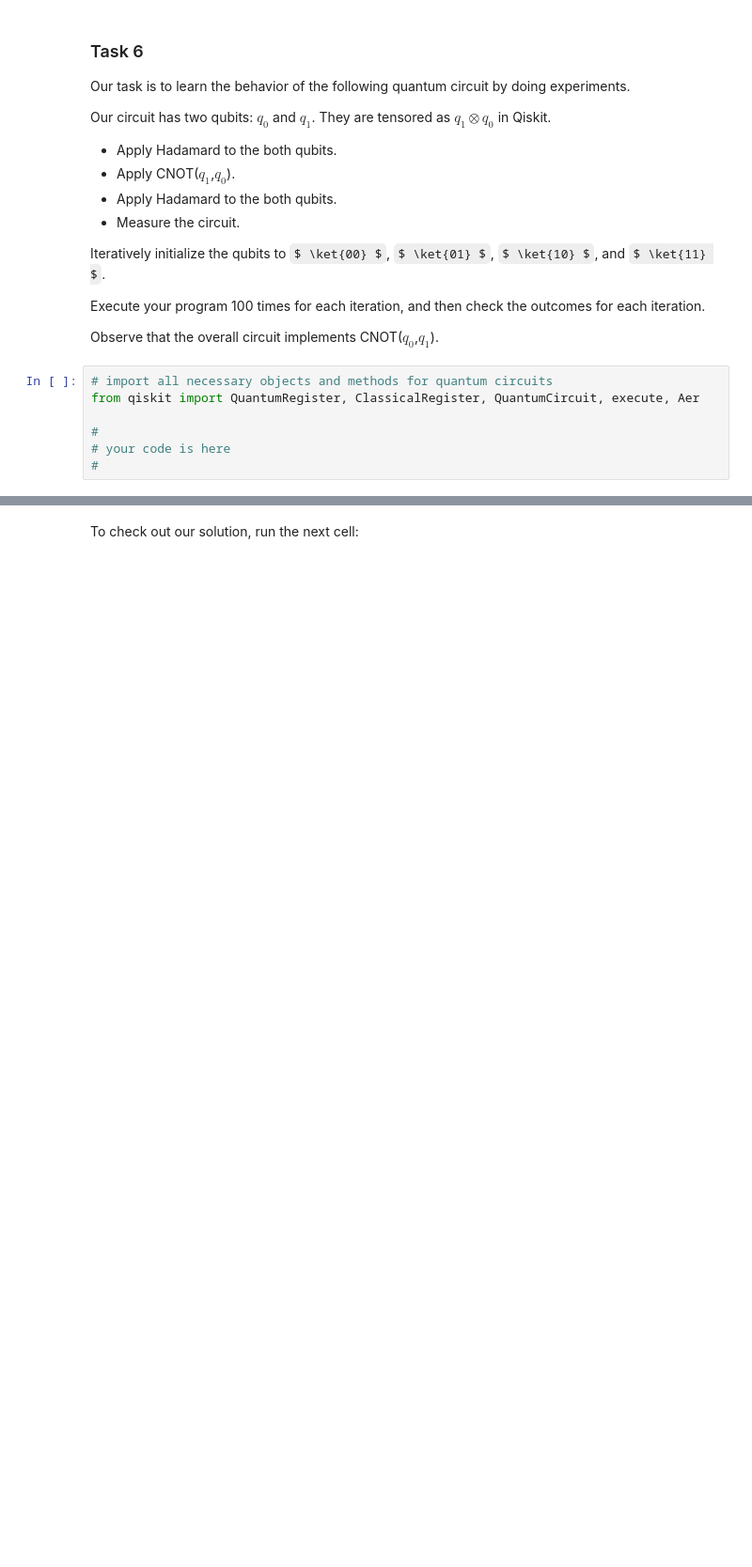
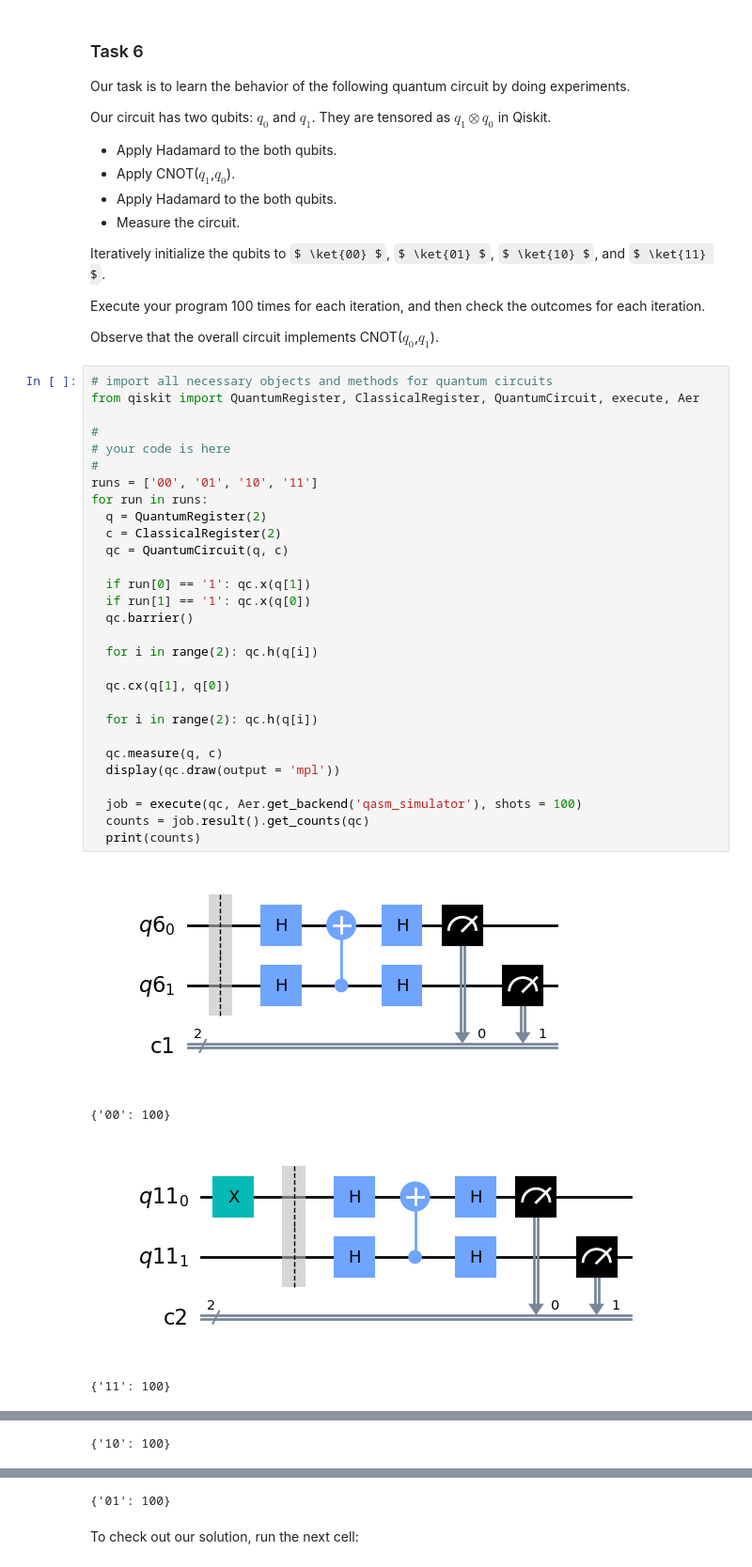
Before and after one commit to james-lucius/qureca_ADEQUATE, a Jupyter notebook: M2_2A111_Two_Qubits_Exercise.ipynb, the cells around one changed output, grey strips where cells are left out. Shown at 94% size. Cells and saved outputs as stored; diff of their text form; some formulas as TeX source; blank space fills up the shorter version.

```diff
--- a/M2_2A111_Two_Qubits_Exercise.ipynb
+++ b/M2_2A111_Two_Qubits_Exercise.ipynb
@@ -203,10 +239,37 @@ Iteratively initialize  the qubits to $ \ket{00} $, $ \ket{01} $, $ \ket{10} $,
 Execute your program 100 times for each iteration, and then check the outcomes for each iteration.
 
 Observe that the overall circuit implements CNOT($q_0$,$q_1$).
-# %%
-# import all necessary objects and methods for quantum circuits
-from qiskit import QuantumRegister, ClassicalRegister, QuantumCircuit, execute, Aer
-
-#
-# your code is here
-#
+# %%
+# import all necessary objects and methods for quantum circuits
+from qiskit import QuantumRegister, ClassicalRegister, QuantumCircuit, execute, Aer
+
+#
+# your code is here
+#
+runs = ['00', '01', '10', '11']
+for run in runs:
+  q = QuantumRegister(2)
+  c = ClassicalRegister(2)
+  qc = QuantumCircuit(q, c)
+
+  if run[0] == '1': qc.x(q[1])
+  if run[1] == '1': qc.x(q[0])
+  qc.barrier()
+
+  for i in range(2): qc.h(q[i])
+
+  qc.cx(q[1], q[0])
+
+  for i in range(2): qc.h(q[i])
+
+  qc.measure(q, c)
+  display(qc.draw(output = 'mpl'))
+
+  job = execute(qc, Aer.get_backend('qasm_simulator'), shots = 100)
+  counts = job.result().get_counts(qc)
+  print(counts)
+# %% [output]
+[figure, added]
+{'00': 100}
+[figure, added]
+{'11': 100}
@@ -212,0 +277 @@ from qiskit import QuantumRegister, ClassicalRegister, QuantumCircuit, execute,
+{'10': 100}
@@ -213,3 +279,4 @@ from qiskit import QuantumRegister, ClassicalRegister, QuantumCircuit, execute,
+{'01': 100}
 # %% [markdown]
 To check out our solution, run the next cell:
 # %%
```
Also changed, not shown: parts of 8 cells of this notebook.
